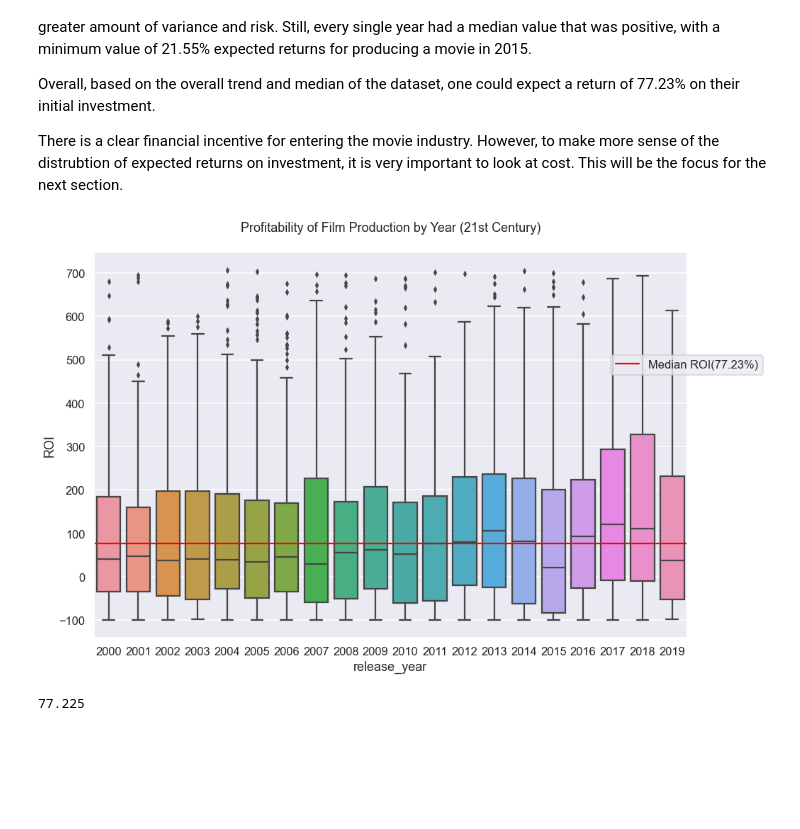
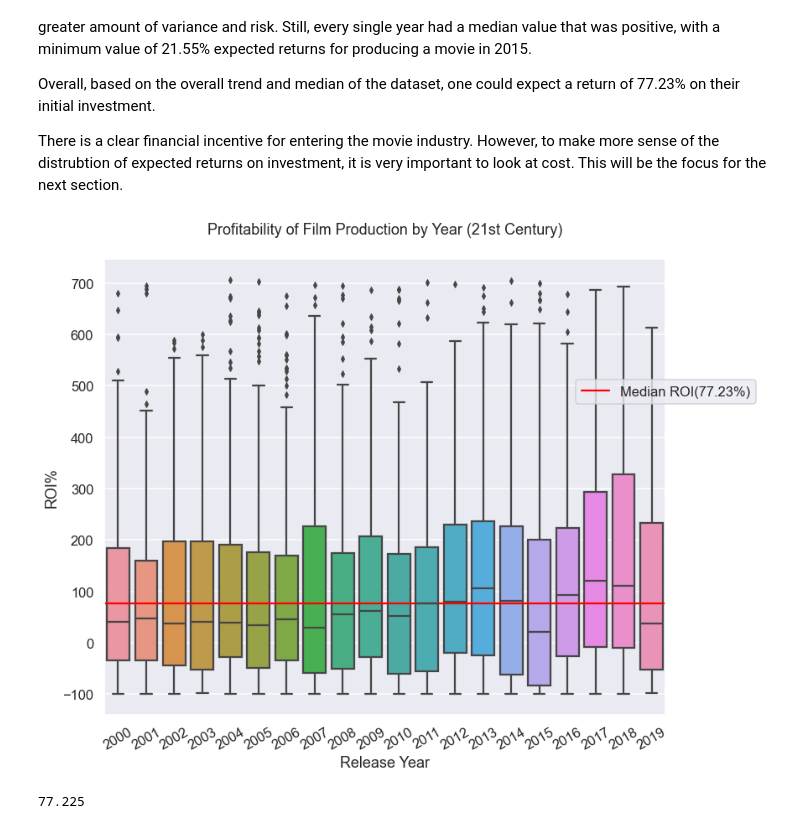
Before and after one commit to ddey117/Micosoft_Movie_Analysis, a Jupyter notebook: Analysis_and_Visualizations.ipynb, the cells around one changed output. Drawn from its saved outputs; the diff is of its cells as text; code cells hidden in the pictures; blank space fills up the shorter version.

Commit message:
clean visualizations

```diff
--- a/Analysis_and_Visualizations.ipynb
+++ b/Analysis_and_Visualizations.ipynb
@@ -120,29 +120,32 @@ Overall, based on the overall trend and median of the dataset, one could expect
 
 There is a clear financial incentive for entering the movie industry. However, to make more sense of the distrubtion of expected returns on investment, it is very important to look at cost. This will be the focus for the next section.
 # %%
-
-ROI_figure = plt.figure(figsize=(15,10))
-
-# Add a subplot to the figure - a new axes
-ROIax = ROI_figure.add_subplot(111)
+ROI_fig, ROI_ax = plt.subplots(figsize=(12,10))
 
 
-plt.title('Profitability of Film Production by Year (21st Century)', fontsize=18, pad=30)
 box_plot = sns.boxplot(
     x=dfSubsetROI['release_year'],
     y=dfSubsetROI['ROI'],
     data=dfSubsetROI,
     width=0.8,
-    ax=ROIax)
+    ax=ROI_ax)
 
+ROI_ax.set_title('Profitability of Film Production by Year (21st Century)', fontsize=18, pad=30)
+ROI_ax.set_xlabel('Release Year')
+ROI_ax.set_ylabel('ROI%')
+plt.xticks(rotation=30)
+
+
+#horizontal line at median
 plt.axhline(y=df_tn_bom['ROI'].median(), color='r', linestyle='-', label='Median ROI(77.23%)')
-plt.legend(bbox_to_anchor = (1.0, 0.75), loc = 'upper center')
+#create and position legend
+ROI_ax.legend(bbox_to_anchor = (1.0, 0.75), loc = 'upper center')
 
-plt.savefig("./images/film_Profitability.png", dpi=150)
+plt.savefig('./images/film_Profitability.png', dpi=150, bbox_inches='tight')
 
 plt.show()
 # %% [output]
-[figure, old version]
+[figure, new version]
 # %%
 df_tn_bom['ROI'].median()
 # %% [output]
```
Also changed, not shown: parts of 8 cells of this notebook, 4 other files.
